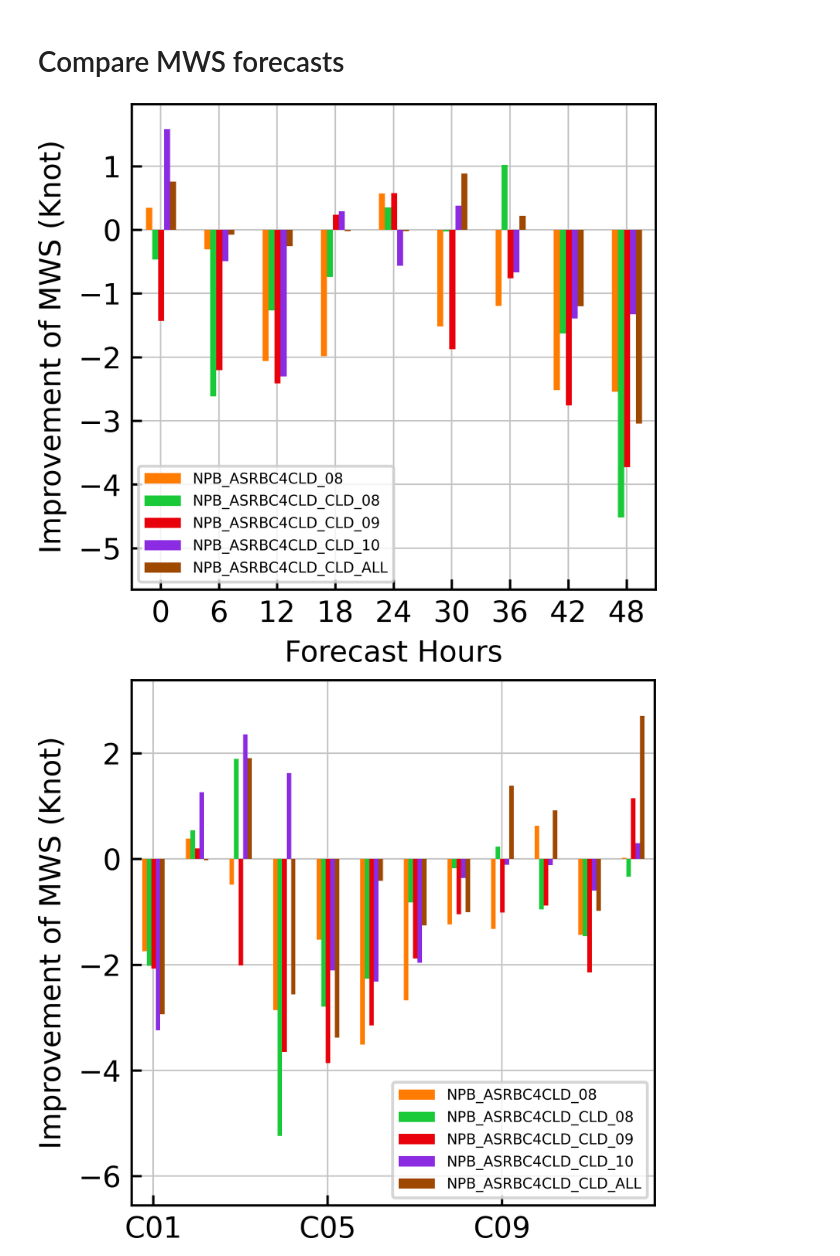
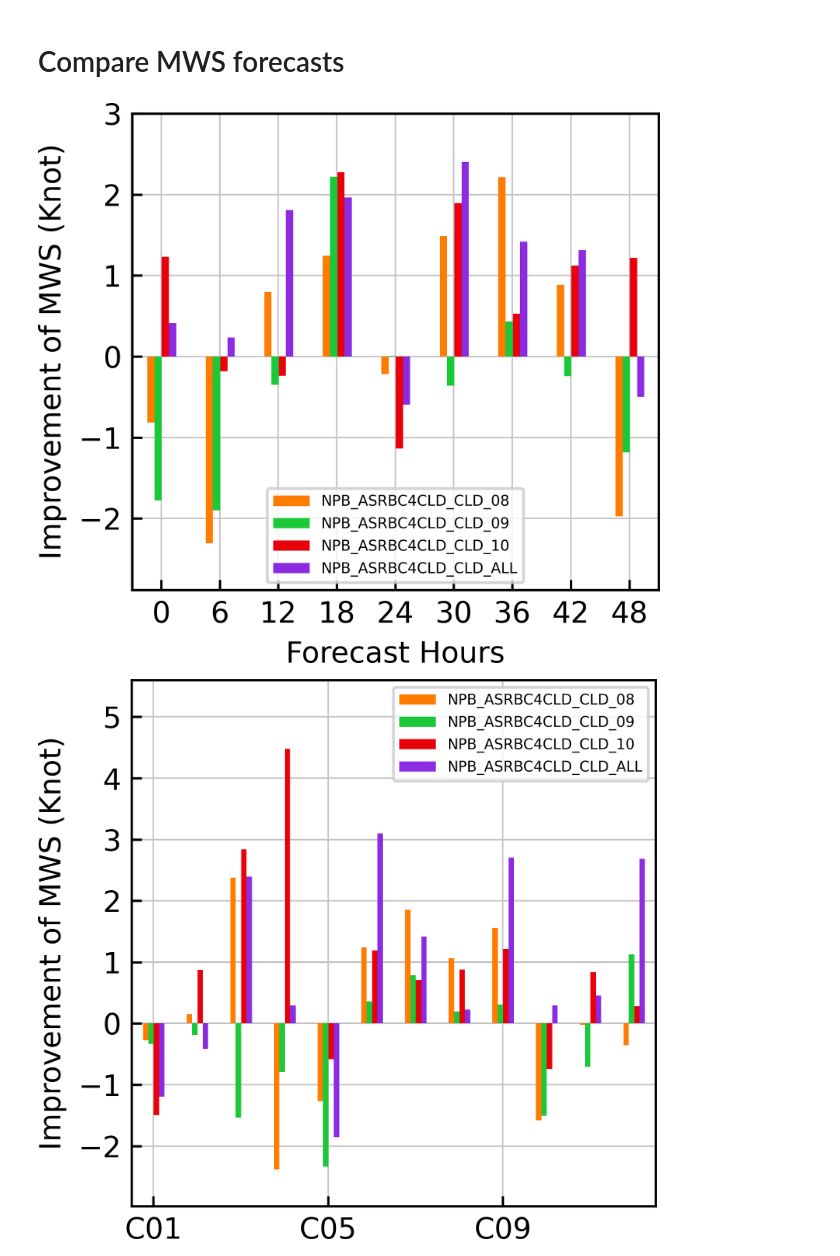
Before and after one commit to RoyCaitSith/climetlab-my-plugin, a Jupyter notebook: notebooks/track_and_intensity.ipynb, the cells around one changed output. Cells and saved outputs as stored; diff of their text form; code cells hidden in the pictures.

```diff
--- a/notebooks/track_and_intensity.ipynb
+++ b/notebooks/track_and_intensity.ipynb
@@ -98,14 +98,14 @@ compare_intensity_scheme(data_library_name='cpex',
 # %%
 from track_and_intensity import compare_intensity_scheme
 from track_and_intensity import compare_averaged_RMSE_time_series_scheme
 from track_and_intensity import compare_averaged_RMSE_each_cycle_scheme
 
 # compare_intensity_scheme(data_library_name='goes', scheme='GOES_Laura_scheme_02', variable='MWS (Knot)')
-compare_averaged_RMSE_time_series_scheme(data_library_name='goes', scheme='GOES_Laura_scheme_02', variable='MWS_Error (Knot)')
-compare_averaged_RMSE_each_cycle_scheme(data_library_name='goes', scheme='GOES_Laura_scheme_02', variable='MWS_Error (Knot)')
+compare_averaged_RMSE_time_series_scheme(data_library_name='goes', scheme='GOES_Laura_scheme_04', variable='MWS_Error (Knot)')
+compare_averaged_RMSE_each_cycle_scheme(data_library_name='goes', scheme='GOES_Laura_scheme_04', variable='MWS_Error (Knot)')
 # %% [output]
-[figure, old version]
+[figure, new version]
-[figure, old version]
+[figure, new version]
 # %%
 from track_and_intensity import compare_intensity
 from track_and_intensity import compare_averaged_RMSE_time_series
```
Also changed, not shown: parts of 2 cells of this notebook, 2 other files.
